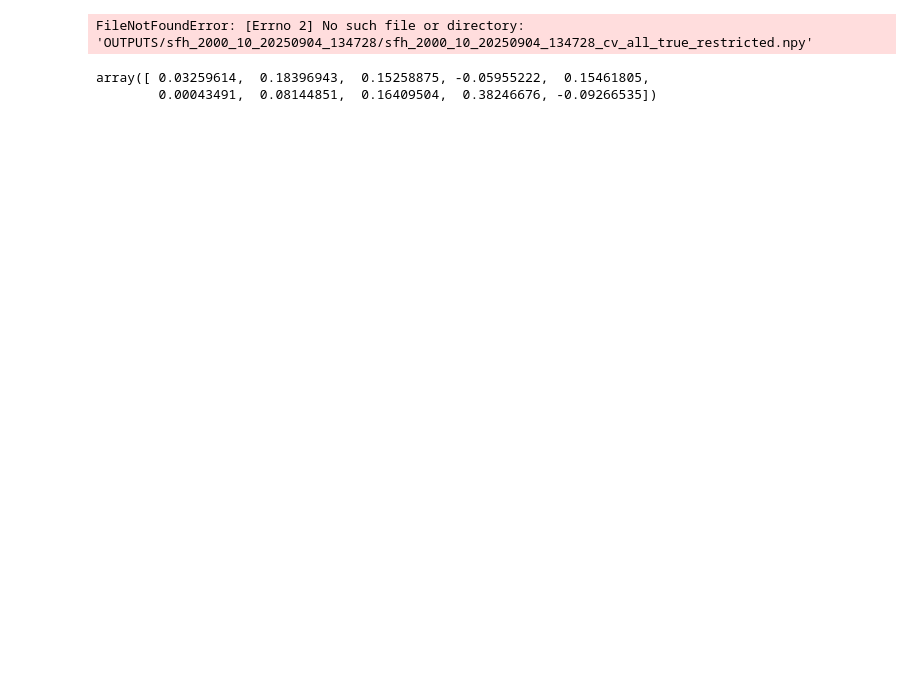
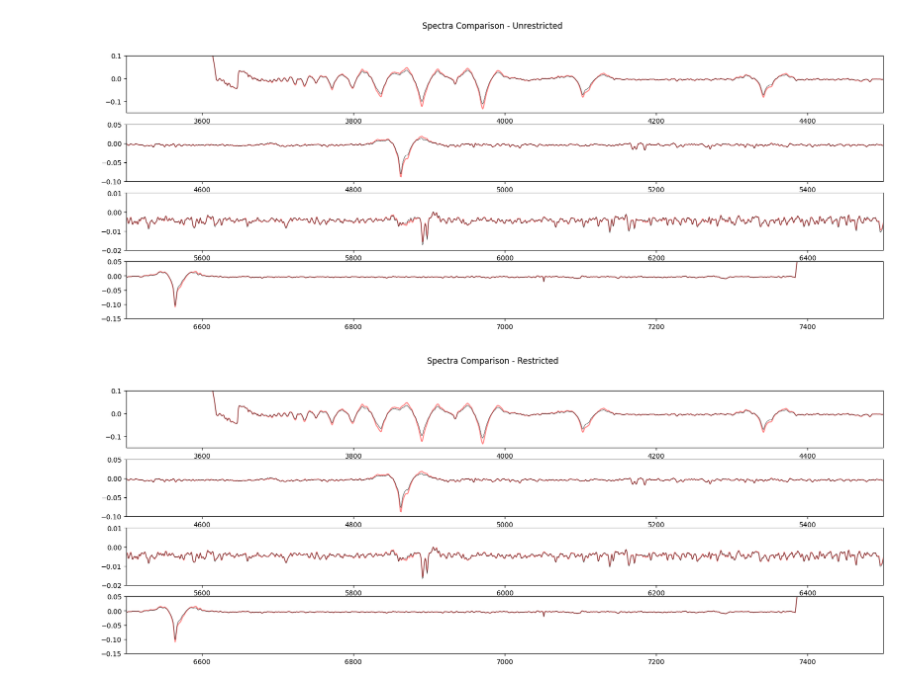
Before and after one commit to vernica-mehta/honours-project, a Jupyter notebook: cannon-test.ipynb, the cells around one changed output. Saved outputs shown, nothing was run; the diff lists cells and outputs as text; code cells hidden in the pictures; blank space fills up the shorter version.

Commit message:
cannon-test

```diff
--- a/cannon-test.ipynb
+++ b/cannon-test.ipynb
@@ -69,27 +0,0 @@ def plot_spectra(wav_real, s_real, wav_pred, s_pred):
-# %%
-f_real, f_pred, wav_real, s_real, wav_pred, s_pred = extract_data("sfh_2000_10_20250904_134728", 0)
-
-# Plot histogram-like bar plot for a single f_real array with custom bin widths
-bin_arr = np.r_[np.array([0, 0.1, 20, 50, 100, 200, 500])*1e6, np.logspace(9.5, 10.15, 4)]
-binning = np.log10(bin_arr)
-bin_widths = np.diff(binning)
-bin_centers = binning[:-1] + bin_widths/2
-
-# Select the index you want to plot, e.g., 0
-n = 0
-real_weights = f_real[n]
-pred_weights = f_pred[n]
-
-plt.figure(figsize=(10, 5))
-plt.bar(bin_centers, real_weights, width=bin_widths, align='center', color='b', alpha=0.5, edgecolor='b', label='f_real')
-plt.bar(bin_centers, pred_weights, width=bin_widths, align='center', color='r', alpha=0.5, edgecolor='r', label='f_pred')
-plt.xlabel('log(Age) bin')
-plt.ylabel('Weight')
-plt.show()
-# %% [output]
-FileNotFoundError: [Errno 2] No such file or directory: 'OUTPUTS/sfh_2000_10_20250904_134728/sfh_2000_10_20250904_134728_cv_all_true_restricted.npy'
-# %%
-f_pred[0]
-# %% [output]
-array([ 0.03259614,  0.18396943,  0.15258875, -0.05955222,  0.15461805,
-        0.00043491,  0.08144851,  0.16409504,  0.38246676, -0.09266535])
@@ -95,0 +3,9 @@ array([ 0.03259614,  0.18396943,  0.15258875, -0.05955222,  0.15461805,
+# %%
+model_unrestricted = AnalyseCannon("sfh_2000_10_20250904_134728", 10, restricted=False)
+model_restricted = AnalyseCannon("sfh_2000_10_20250904_134728", 10, restricted=True)
+# %%
+model_unrestricted.plot_spectra()
+model_restricted.plot_spectra()
+# %% [output]
+[figure, added]
+[figure, added]
```
Also changed, not shown: parts of 9 cells of this notebook, 2 other files.
